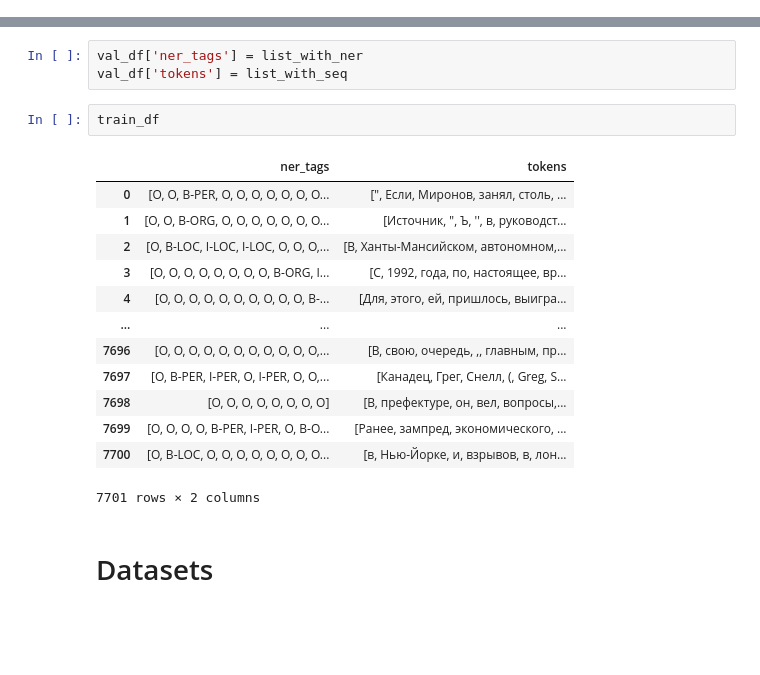
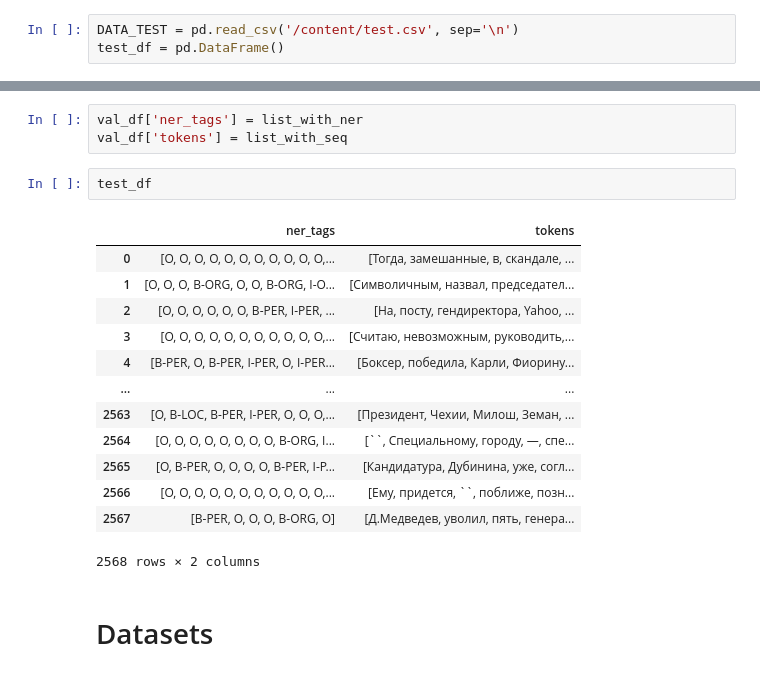
Before and after one commit to GeorgeShishkanov/university_project, a Jupyter notebook: Token_classificayin.ipynb, the cells around one changed output, grey strips where cells are left out. Drawn from its saved outputs; the diff is of its cells as text; blank space fills up the shorter version.

```diff
--- a/Token_classificayin.ipynb
+++ b/Token_classificayin.ipynb
@@ -112,3 +119,6 @@ train_df['tokens'] = list_with_seq
+# %%
+DATA_TEST = pd.read_csv('/content/test.csv', sep='\n')
+test_df = pd.DataFrame()
 # %%
 TOKEN_LIST = []
 NER_TAG_LIST = []
@@ -159,22 +169,22 @@ for token,tag in zip(TOKEN_LIST, NER_TAG_LIST):
 # %%
 val_df['ner_tags'] = list_with_ner
 val_df['tokens'] = list_with_seq
-# %%
-train_df
-# %% [output]
-|  | ner_tags | tokens |
-| 0 | [O, O, B-PER, O, O, O, O, O, O, O... | [", Если, Миронов, занял, столь, ... |
-| 1 | [O, O, B-ORG, O, O, O, O, O, O, O... | [Источник, ", Ъ, '', в, руководст... |
-| 2 | [O, B-LOC, I-LOC, I-LOC, O, O, O,... | [В, Ханты-Мансийском, автономном,... |
-| 3 | [O, O, O, O, O, O, O, O, B-ORG, I... | [С, 1992, года, по, настоящее, вр... |
-| 4 | [O, O, O, O, O, O, O, O, O, O, B-... | [Для, этого, ей, пришлось, выигра... |
-| ... | ... | ... |
-| 7696 | [O, O, O, O, O, O, O, O, O, O, O,... | [В, свою, очередь, ,, главным, пр... |
-| 7697 | [O, B-PER, I-PER, O, I-PER, O, O,... | [Канадец, Грег, Снелл, (, Greg, S... |
-| 7698 | [O, O, O, O, O, O, O, O] | [В, префектуре, он, вел, вопросы,... |
-| 7699 | [O, O, O, O, B-PER, I-PER, O, B-O... | [Ранее, зампред, экономического, ... |
-| 7700 | [O, B-LOC, O, O, O, O, O, O, O, O... | [в, Нью-Йорке, и, взрывов, в, лон... |
-7701 rows × 2 columns
+# %%
+test_df
+# %% [output]
+|  | ner_tags | tokens |
+| 0 | [O, O, O, O, O, O, O, O, O, O, O,... | [Тогда, замешанные, в, скандале, ... |
+| 1 | [O, O, O, B-ORG, O, O, B-ORG, I-O... | [Символичным, назвал, председател... |
+| 2 | [O, O, O, O, O, O, B-PER, I-PER, ... | [На, посту, гендиректора, Yahoo, ... |
+| 3 | [O, O, O, O, O, O, O, O, O, O, O,... | [Считаю, невозможным, руководить,... |
+| 4 | [B-PER, O, B-PER, I-PER, O, I-PER... | [Боксер, победила, Карли, Фиорину... |
+| ... | ... | ... |
+| 2563 | [O, B-LOC, B-PER, I-PER, O, O, O,... | [Президент, Чехии, Милош, Земан, ... |
+| 2564 | [O, O, O, O, O, O, O, O, B-ORG, I... | [``, Специальному, городу, —, спе... |
+| 2565 | [O, B-PER, O, O, O, O, B-PER, I-P... | [Кандидатура, Дубинина, уже, согл... |
+| 2566 | [O, O, O, O, O, O, O, O, O, O, O,... | [Ему, придется, ``, поближе, позн... |
+| 2567 | [B-PER, O, O, O, B-ORG, O] | [Д.Медведев, уволил, пять, генера... |
+2568 rows × 2 columns
 # %% [markdown]
 # Datasets
 # %%
```
Also changed, not shown: parts of 8 cells of this notebook.
